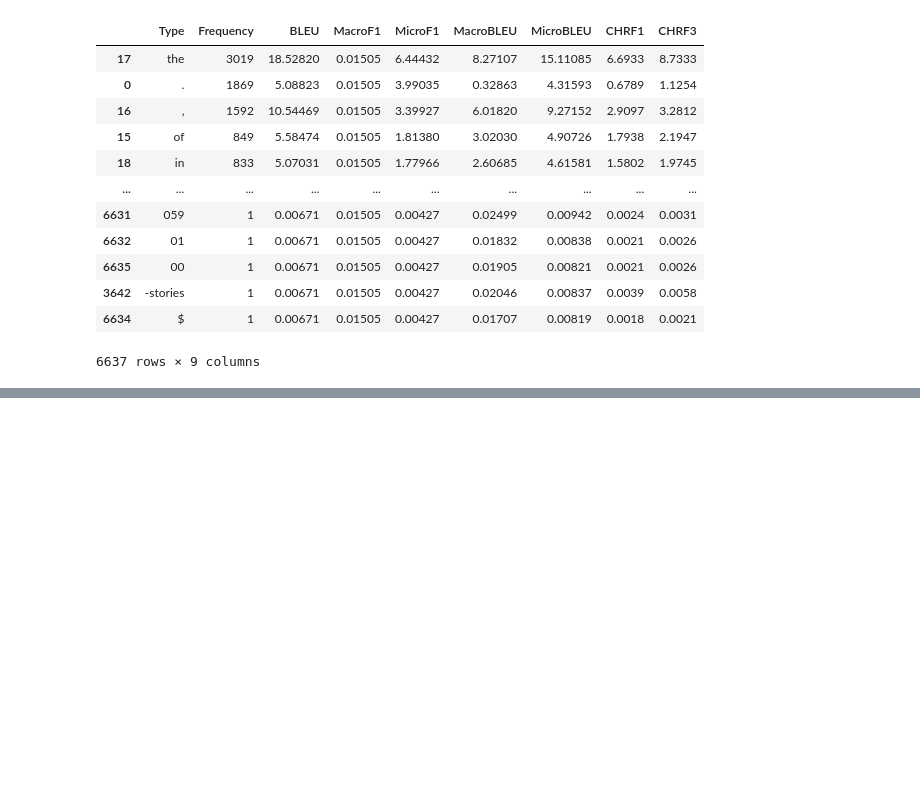
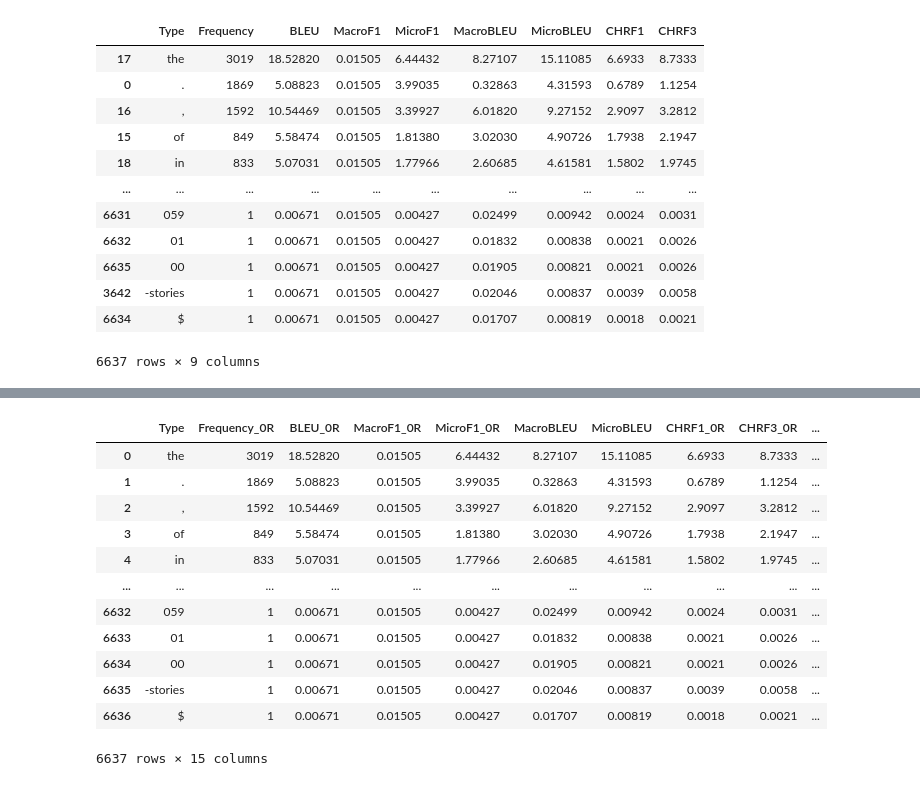
Before and after one commit to thammegowda/007-mt-eval-macro, a Jupyter notebook: justifs/bleu-damage-viz/viz.ipynb, the cells around one changed output, grey strips where cells are left out. Saved outputs shown, nothing was run; the diff lists cells and outputs as text; code cells hidden in the pictures; blank space fills up the shorter version.

```diff
--- a/justifs/bleu-damage-viz/viz.ipynb
+++ b/justifs/bleu-damage-viz/viz.ipynb
@@ -82,6 +102,7 @@ damage = table.copy()
 for col in columns:
     damage[col] = 100 - damage[col]
 
+damage_norecall = damage
 damage
 # %% [output]
 |  | Type | Frequency | BLEU | MacroF1 | MicroF1 | MacroBLEU | MicroBLEU | CHRF1 | CHRF3 |
@@ -152,0 +220,17 @@ damage_smooth.plot(x='Type', y=['Frequency', 'BLEU', 'CHRF1'], logy=True)
+# %%
+damage_both = damage_norecall.merge(right=damage_swapin, on='Type', how='inner', suffixes=('_0R', '_S'))
+damage_both
+# %% [output]
+|  | Type | Frequency_0R | BLEU_0R | MacroF1_0R | MicroF1_0R | MacroBLEU | MicroBLEU | CHRF1_0R | CHRF3_0R | ... |
+| 0 | the | 3019 | 18.52820 | 0.01505 | 6.44432 | 8.27107 | 15.11085 | 6.6933 | 8.7333 | ... |
+| 1 | . | 1869 | 5.08823 | 0.01505 | 3.99035 | 0.32863 | 4.31593 | 0.6789 | 1.1254 | ... |
+| 2 | , | 1592 | 10.54469 | 0.01505 | 3.39927 | 6.01820 | 9.27152 | 2.9097 | 3.2812 | ... |
+| 3 | of | 849 | 5.58474 | 0.01505 | 1.81380 | 3.02030 | 4.90726 | 1.7938 | 2.1947 | ... |
+| 4 | in | 833 | 5.07031 | 0.01505 | 1.77966 | 2.60685 | 4.61581 | 1.5802 | 1.9745 | ... |
+| ... | ... | ... | ... | ... | ... | ... | ... | ... | ... | ... |
+| 6632 | 059 | 1 | 0.00671 | 0.01505 | 0.00427 | 0.02499 | 0.00942 | 0.0024 | 0.0031 | ... |
+| 6633 | 01 | 1 | 0.00671 | 0.01505 | 0.00427 | 0.01832 | 0.00838 | 0.0021 | 0.0026 | ... |
+| 6634 | 00 | 1 | 0.00671 | 0.01505 | 0.00427 | 0.01905 | 0.00821 | 0.0021 | 0.0026 | ... |
+| 6635 | -stories | 1 | 0.00671 | 0.01505 | 0.00427 | 0.02046 | 0.00837 | 0.0039 | 0.0058 | ... |
+| 6636 | $ | 1 | 0.00671 | 0.01505 | 0.00427 | 0.01707 | 0.00819 | 0.0018 | 0.0021 | ... |
+6637 rows × 15 columns
```
Also changed, not shown: parts of 10 cells of this notebook, 8 other files.
